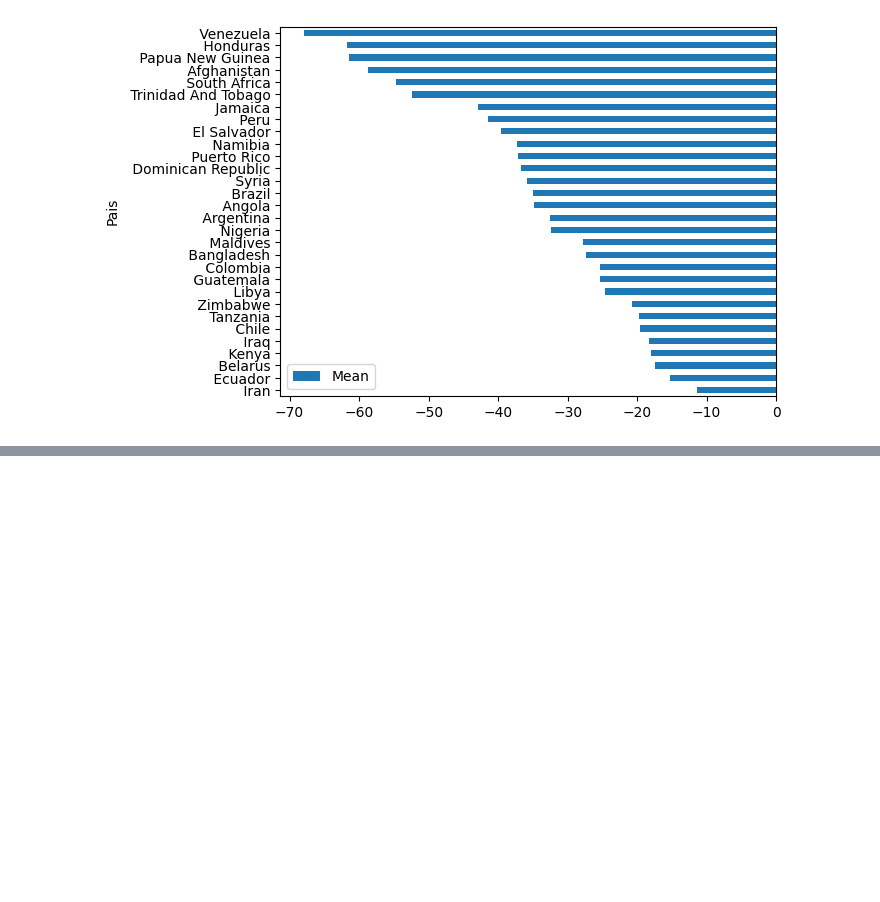
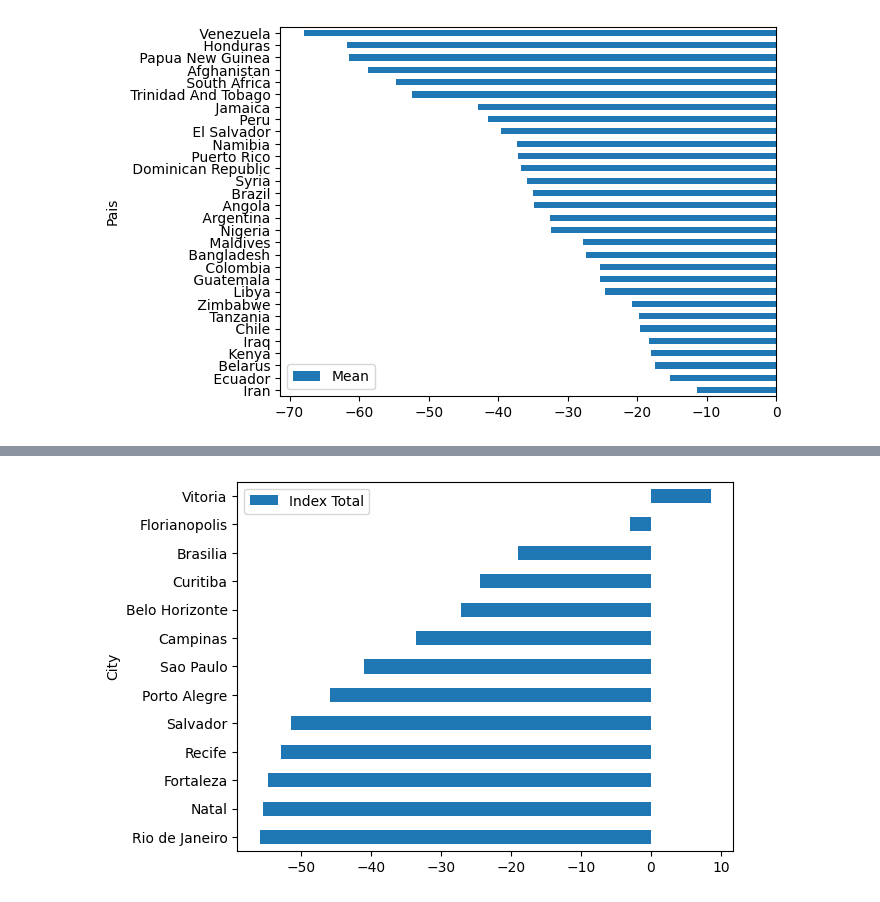
Before and after one commit to oseiasfilho11/trabalho-data-science, a Jupyter notebook: trabalho.ipynb, the cells around one changed output, grey strips where cells are left out. Saved outputs shown, nothing was run; the diff lists cells and outputs as text; code cells hidden in the pictures; blank space fills up the shorter version.

```diff
--- a/trabalho.ipynb
+++ b/trabalho.ipynb
@@ -260,0 +267,4 @@ plt.show()
+# %%
+filtro = df["Pais"] == " Brazil"
+# %%
+df_brazil = pd.DataFrame(df[filtro])
@@ -260,0 +288,2 @@ plt.show()
+# %%
+df_brazil['Index Total'] = df_brazil['Safety Index'] - df_brazil['Crime Index']
@@ -260,0 +326,5 @@ plt.show()
+# %%
+df_brazil.tail(30).plot(x='City', y=['Index Total'], kind='barh')
+plt.show()
+# %% [output]
+[figure, added]
```
Also changed, not shown: parts of 8 cells of this notebook.
